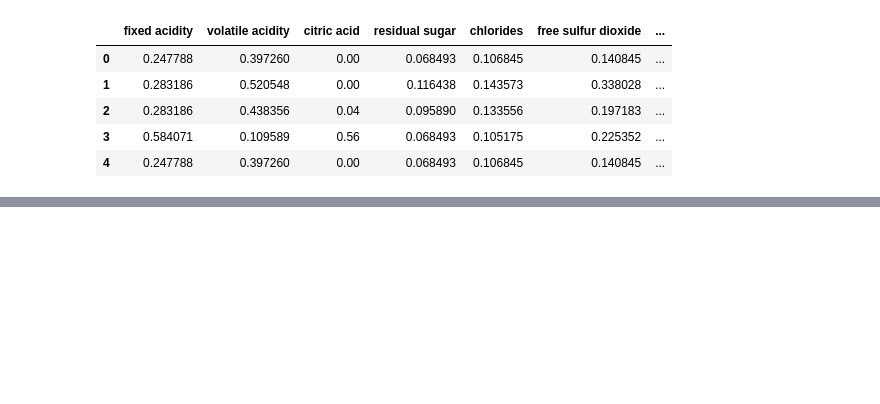
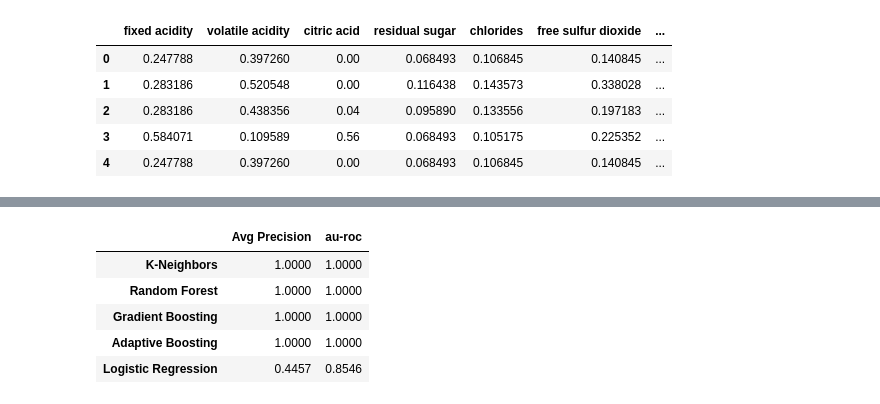
Before and after one commit to Edwardp17/Kaggle, a Jupyter notebook: wine_class/wine_class.ipynb, the cells around one changed output, grey strips where cells are left out. Drawn from its saved outputs; the diff is of its cells as text; code cells hidden in the pictures; blank space fills up the shorter version.

```diff
--- a/wine_class/wine_class.ipynb
+++ b/wine_class/wine_class.ipynb
@@ -384,0 +406,40 @@ TypeError: scatter() missing 2 required positional arguments: 'x' and 'y'
+# %%
+clfs1 = [LogisticRegression(), KNeighborsClassifier(), RandomForestClassifier(n_estimators = 100, oob_score = True, random_state = 1), GradientBoostingClassifier(), AdaBoostClassifier()]
+names_clfs1 = ['Logistic Regression','K-Neighbors','Random Forest','Gradient Boosting','Adaptive Boosting']
+# %%
+def get_fits1(clfs1):
+    fits1 = []
+    for clf1 in clfs1:
+        random.seed(1)
+        clf1.fit(X_train1, y_train1)
+        fits1.append(clf1)
+    return fits1
+# %%
+fits1 = get_fits1(clfs1)
+# %%
+def get_scores1(fits1,names_clf_methods1,x_data1,y_data1):
+    au_rocs1 = []
+    pr_aucs1 = []
+    for f1 in fits1:
+        # calculate AUROC, append to list of AUROCs
+        y_pred_prob1 = f1.predict_proba(x_data1)
+        au_roc1 = roc_auc_score(y_data1, y_pred_prob1[:,1])
+        au_rocs1.append(au_roc1)
+        #calculate average precision, append to pr_aucs
+        pr_auc1 = average_precision_score(y_data1,y_pred_prob1[:,1])
+        pr_aucs1.append(pr_auc1)
+    # Visualize summary information in a dataframe
+    index = names_clf_methods1
+    scores1 = pd.DataFrame({'au-roc':au_rocs1,'Avg Precision':pr_aucs1}, index = index)
+    scores1 = scores1.astype(float).round(4).sort_values(by = 'Avg Precision', ascending = False)
+    return scores1
+# %%
+scores1 = get_scores1(fits1,names_clfs1,X_val1,y_val1)
+scores1
+# %% [output]
+|  | Avg Precision | au-roc |
+| K-Neighbors | 1.0000 | 1.0000 |
+| Random Forest | 1.0000 | 1.0000 |
+| Gradient Boosting | 1.0000 | 1.0000 |
+| Adaptive Boosting | 1.0000 | 1.0000 |
+| Logistic Regression | 0.4457 | 0.8546 |
```
Also changed, not shown: parts of 13 cells of this notebook.
